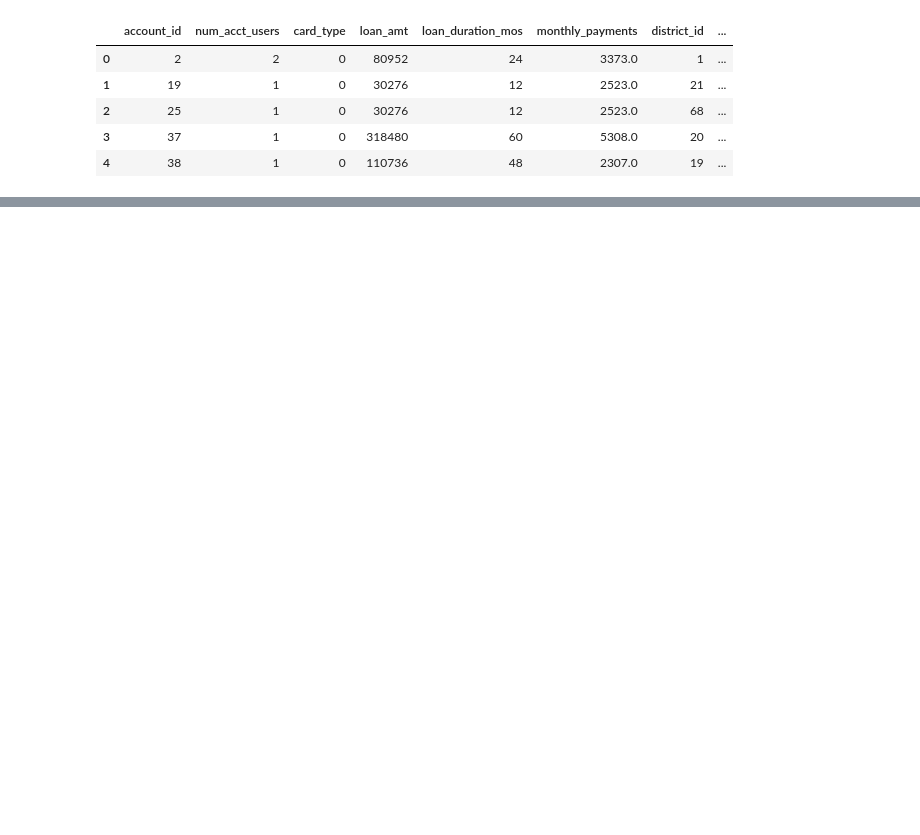
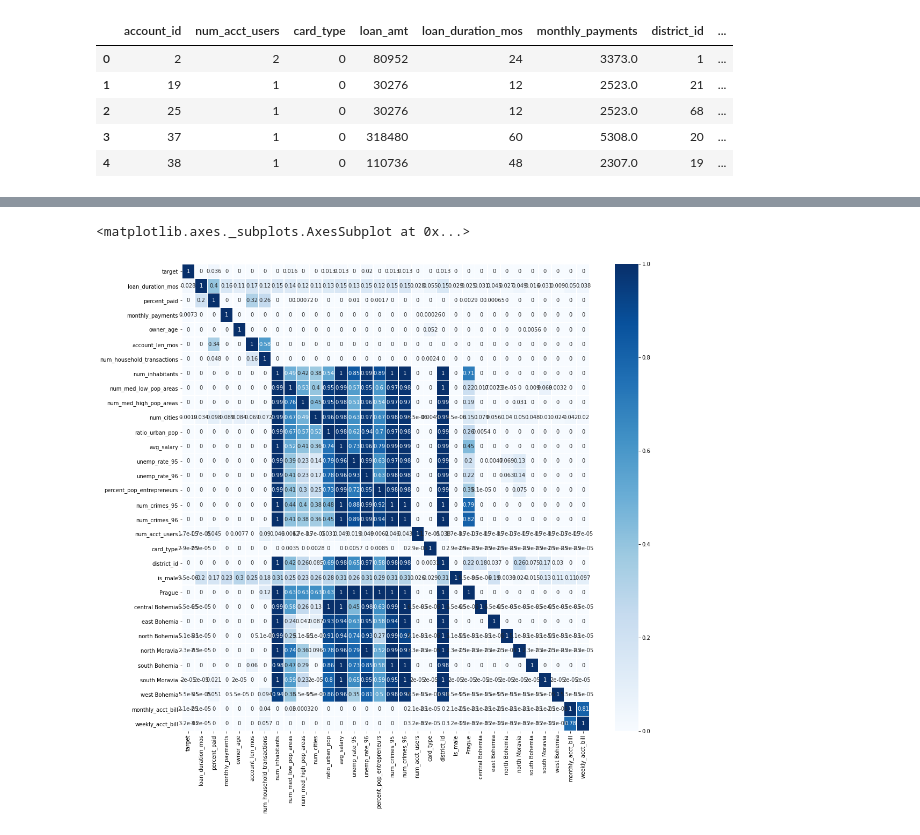
Before and after one commit to KarlDavidson/1000ml_Project5, a Jupyter notebook: Loan_Analysis.ipynb, the cells around one changed output, grey strips where cells are left out. Saved outputs shown, nothing was run; the diff lists cells and outputs as text; code cells hidden in the pictures; blank space fills up the shorter version.

Commit message:
Finished with feature selection, moving on to data analysis

```diff
--- a/Loan_Analysis.ipynb
+++ b/Loan_Analysis.ipynb
@@ -45,9 +48,10 @@ cat_cols = [
 num_cols = [
             'loan_amt', 'loan_duration_mos', 'percent_paid', 'monthly_payments',
             'owner_age', 'mos_with_card', 'account_len_mos', 'num_insurance_transactions',
-            'num_household_transactions', 'total_insurance_amt_paid', 'total_house_amt_paid'
+            'num_household_transactions', 'total_insurance_amt_paid', 'total_house_amt_paid',
+            'num_inhabitants', 'num_low_pop_areas', 'num_med_low_pop_areas',
+            'num_med_high_pop_areas', 'num_high_pop_areas', 'num_cities','ratio_urban_pop',
+            'avg_salary', 'unemp_rate_95', 'unemp_rate_96','percent_pop_entrepreneurs',
+            'num_crimes_95', 'num_crimes_96',
            ]
-
-
-
-'A4', 'A5', 'A6', 'A7', 'A8', 'A9', 'A10', 'A11', 'A12', 'A13', 'A14', 'A15', 'A16',
+target = ['target']
@@ -53,0 +273,11 @@ num_cols = [
+# %%
+df_matrix = pps.matrix(loan_df[target+select_cols])
+
+fig_dims = (17, 16)
+
+fig, ax = plt.subplots(figsize=fig_dims)
+
+sns.heatmap(df_matrix, vmin=0, vmax=1, cmap="Blues", linewidths=0.5, annot=True, ax=ax)
+# %% [output]
+<matplotlib.axes._subplots.AxesSubplot at 0x...>
+[figure, added]
```
Also changed, not shown: parts of 42 cells of this notebook.
